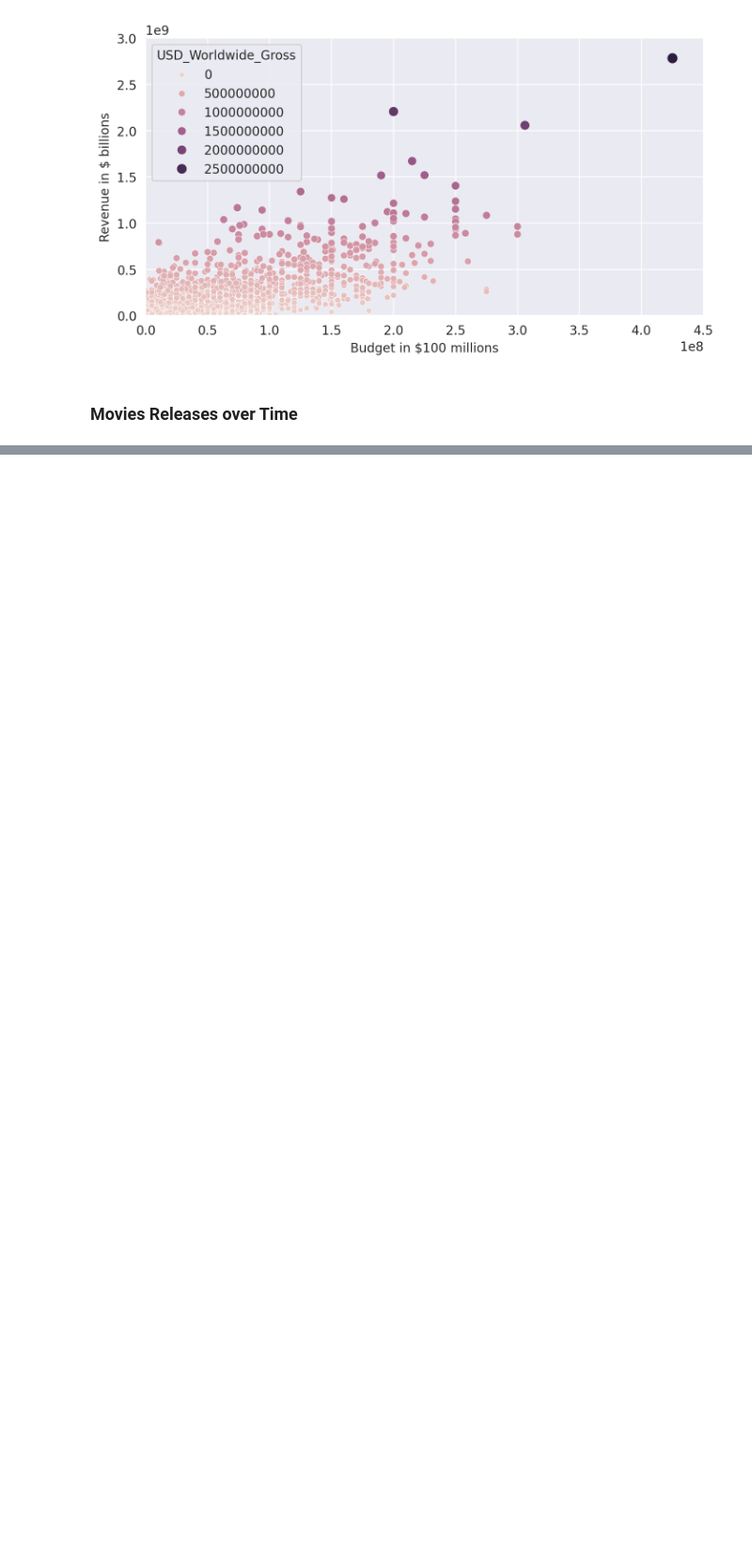
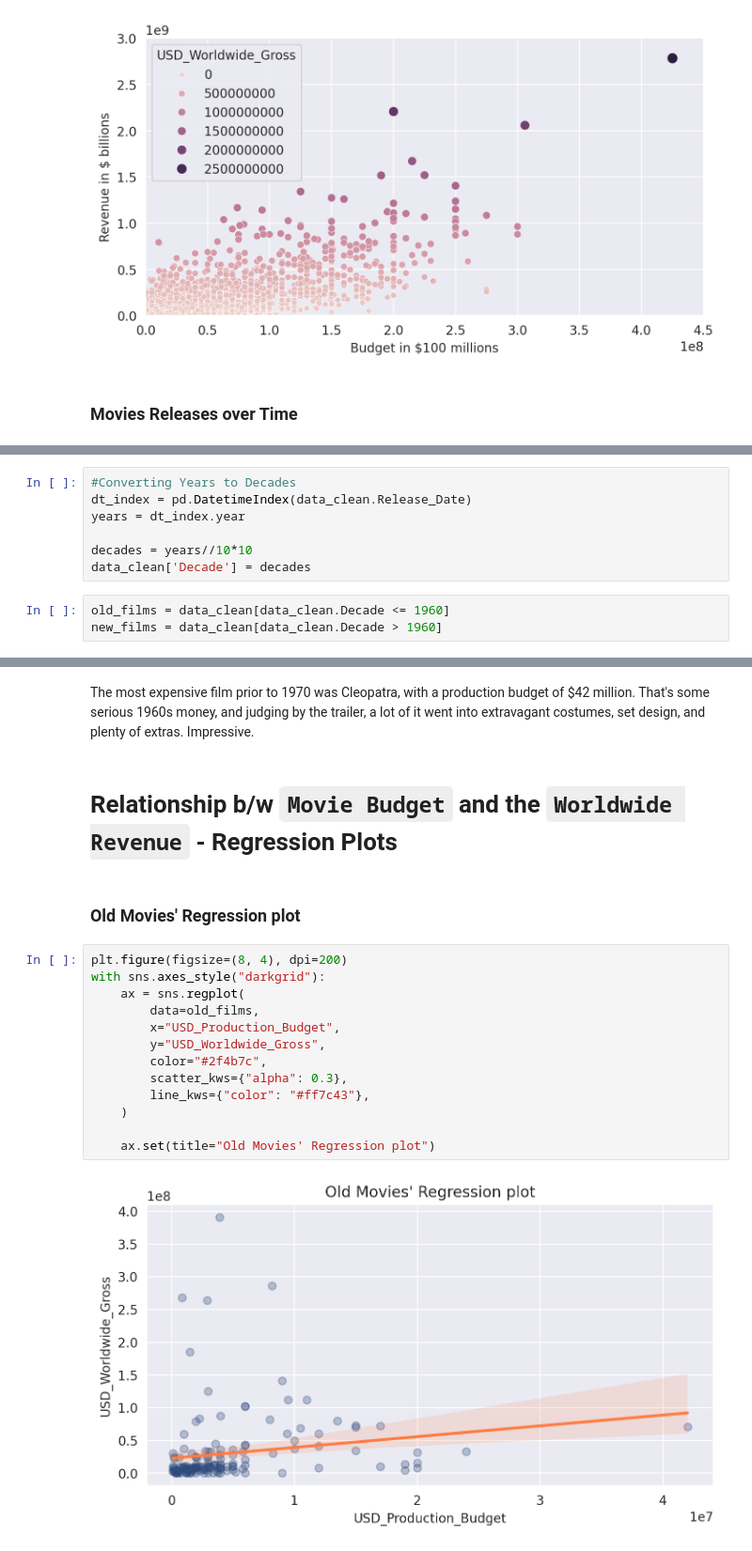
Before and after one commit to muhzinkhan/Movie-Budget-Revenue-Analysis, a Jupyter notebook: Movie_Budget_Revenue_Analytics.ipynb, the cells around one changed output, grey strips where cells are left out. Shown at 94% size. Cells and saved outputs as stored; diff of their text form; blank space fills up the shorter version.

Commit message:
Add Revenue prediction

```diff
--- a/Movie_Budget_Revenue_Analytics.ipynb
+++ b/Movie_Budget_Revenue_Analytics.ipynb
@@ -283,0 +296,10 @@ with sns.axes_style("darkgrid"):
+# %%
+#Converting Years to Decades
+dt_index = pd.DatetimeIndex(data_clean.Release_Date)
+years = dt_index.year
+
+decades = years//10*10
+data_clean['Decade'] = decades
+# %%
+old_films = data_clean[data_clean.Decade <= 1960]
+new_films = data_clean[data_clean.Decade > 1960]
@@ -283,0 +329,21 @@ with sns.axes_style("darkgrid"):
+# %% [markdown]
+The most expensive film prior to 1970 was Cleopatra, with a production budget of $42 million. That's some serious 1960s money, and judging by the trailer, a lot of it went into extravagant costumes, set design, and plenty of extras. Impressive.
+# %% [markdown]
+# Relationship b/w `Movie Budget` and the `Worldwide Revenue` - Regression Plots
+# %% [markdown]
+### Old Movies' Regression plot
+# %%
+plt.figure(figsize=(8, 4), dpi=200)
+with sns.axes_style("darkgrid"):
+    ax = sns.regplot(
+        data=old_films,
+        x="USD_Production_Budget",
+        y="USD_Worldwide_Gross",
+        color="#2f4b7c",
+        scatter_kws={"alpha": 0.3},
+        line_kws={"color": "#ff7c43"},
+    )
+
+    ax.set(title="Old Movies' Regression plot")
+# %% [output]
+[figure, added]
```
Also changed, not shown: parts of 30 cells of this notebook, 1 other file.
